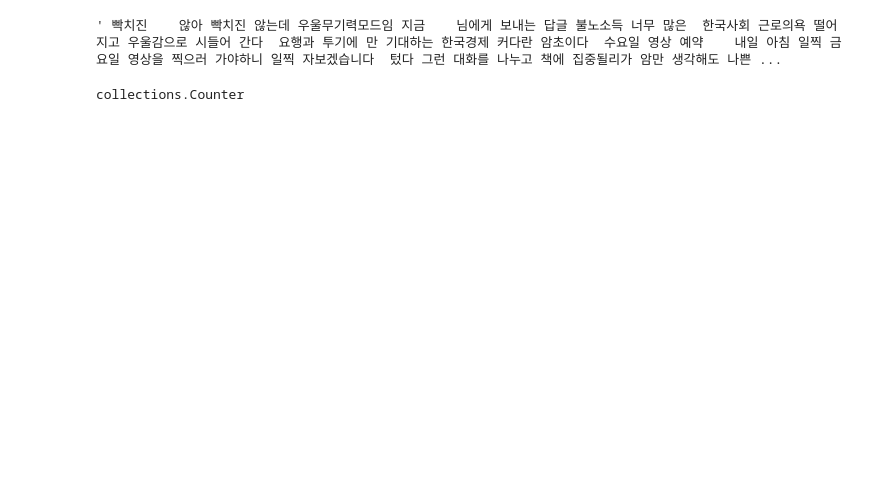
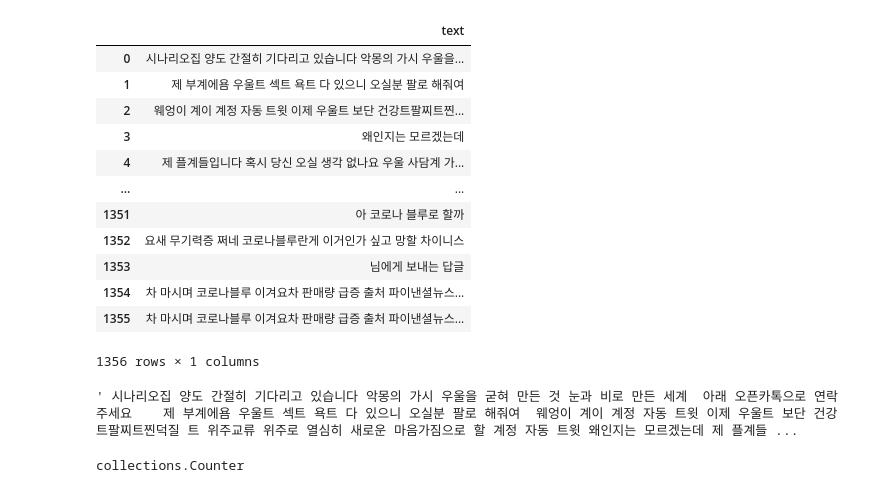
Before and after one commit to heoseongh/Annyeong, a Jupyter notebook: Bigdata/won_tweet.ipynb, the cells around one changed output. Drawn from its saved outputs; the diff is of its cells as text; code cells hidden in the pictures; blank space fills up the shorter version.

```diff
--- a/Bigdata/won_tweet.ipynb
+++ b/Bigdata/won_tweet.ipynb
@@ -166,3 +168,21 @@ display(text)
+# %%
+text = pd.DataFrame(text['text'].apply(lambda x: re.sub('[^가-힣\s]', '', x)))
+text = pd.DataFrame(text['text'].apply(lambda x: re.sub('\n', ' ', x)))
+text
+# %% [output]
+|  | text |
+| 0 | 시나리오집 양도 간절히 기다리고 있습니다 악몽의 가시 우울을... |
+| 1 | 제 부계에욤 우울트 섹트 욕트 다 있으니 오실분 팔로 해줘여 |
+| 2 | 웨엉이 계이 계정 자동 트윗 이제 우울트 보단 건강트팔찌트찐... |
+| 3 | 왜인지는 모르겠는데 |
+| 4 | 제 플계들입니다 혹시 당신 오실 생각 없나요 우울 사담계 가... |
+| ... | ... |
+| 1351 | 아 코로나 블루로 할까 |
+| 1352 | 요새 무기력증 쩌네 코로나블루란게 이거인가 싶고 망할 차이니스 |
+| 1353 | 님에게 보내는 답글 |
+| 1354 | 차 마시며 코로나블루 이겨요차 판매량 급증 출처 파이낸셜뉴스... |
+| 1355 | 차 마시며 코로나블루 이겨요차 판매량 급증 출처 파이낸셜뉴스... |
+1356 rows × 1 columns
 # %%
 message = ''
 for item in text['text']:
@@ -170,7 +190,4 @@ for item in text['text']:
-# %%
-message = re.sub('[0-9]', '', message)
-message = re.sub('[^가-힣\s]', '', message)
-message = re.sub('[\s]', ' ', message)
-message
-# %% [output]
-' 빡치진    않아 빡치진 않는데 우울무기력모드임 지금    님에게 보내는 답글 불노소득 너무 많은  한국사회 근로의욕 떨어지고 우울감으로 시들어 간다  요행과 투기에 만 기대하는 한국경제 커다란 암초이다  수요일 영상 예약    내일 아침 일찍 금요일 영상을 찍으러 가야하니 일찍 자보겠습니다  텄다 그런 대화를 나누고 책에 집중될리가 암만 생각해도 나쁜 ...
+# %%
+message
+# %% [output]
+' 시나리오집 양도 간절히 기다리고 있습니다 악몽의 가시 우울을 굳혀 만든 것 눈과 비로 만든 세계  아래 오픈카톡으로 연락주세요    제 부계에욤 우울트 섹트 욕트 다 있으니 오실분 팔로 해줘여  웨엉이 계이 계정 자동 트윗 이제 우울트 보단 건강트팔찌트찐덕질 트 위주교류 위주로 열심히 새로운 마음가짐으로 할 계정 자동 트윗 왜인지는 모르겠는데 제 플계들 ...
```
Also changed, not shown: parts of 11 cells of this notebook, 1 other file.
